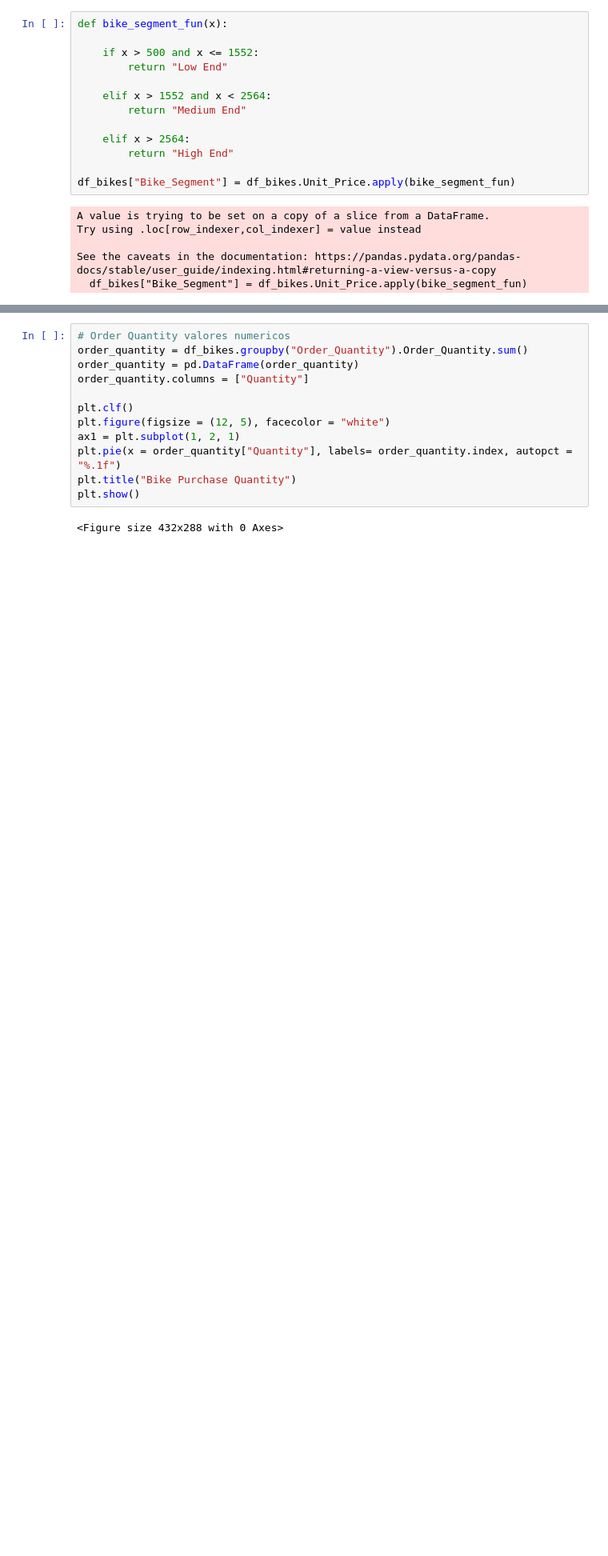
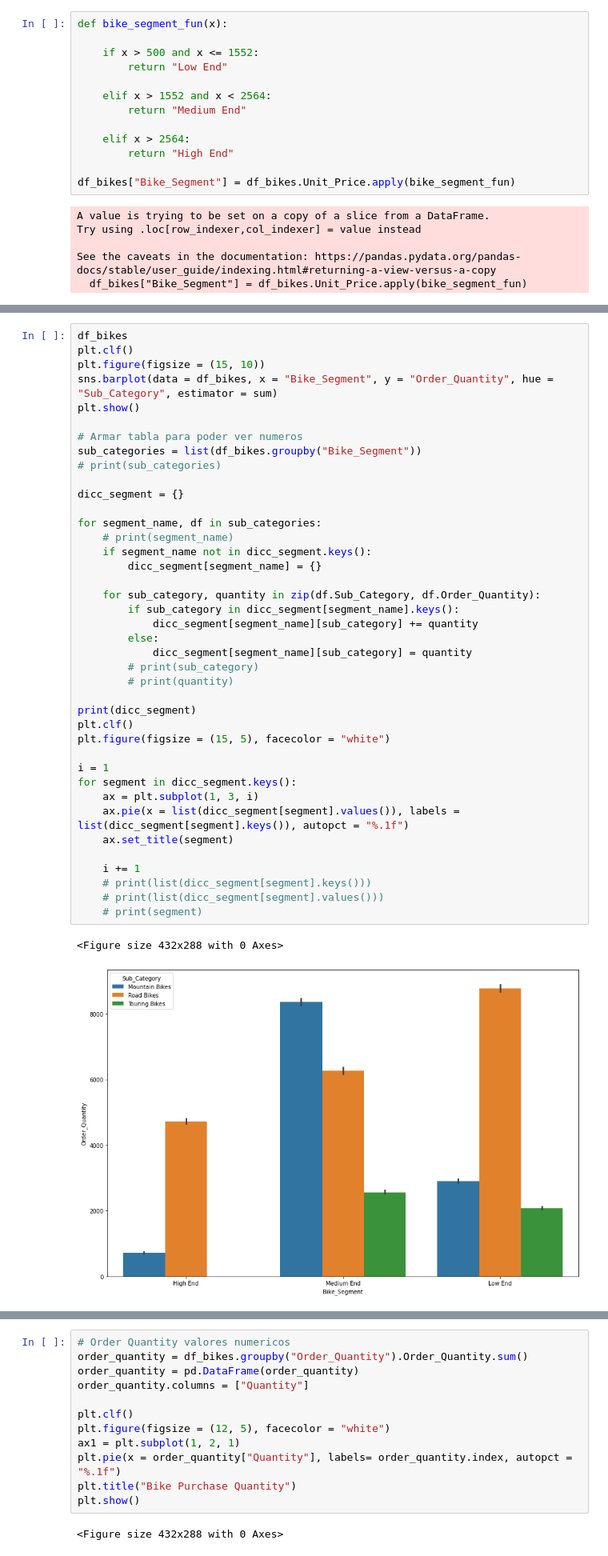
Before and after one commit to juanm05/UK-Bike-Store, a Jupyter notebook: main.ipynb, the cells around one changed output, grey strips where cells are left out. Shown at 80% size. Saved outputs shown, nothing was run; the diff lists cells and outputs as text; blank space fills up the shorter version.

```diff
--- a/main.ipynb
+++ b/main.ipynb
@@ -720,0 +737,43 @@ plt.show()
+# %%
+df_bikes
+plt.clf()
+plt.figure(figsize = (15, 10))
+sns.barplot(data = df_bikes, x = "Bike_Segment", y = "Order_Quantity", hue = "Sub_Category", estimator = sum)
+plt.show()
+
+# Armar tabla para poder ver numeros
+sub_categories = list(df_bikes.groupby("Bike_Segment"))
+# print(sub_categories)
+
+dicc_segment = {}
+
+for segment_name, df in sub_categories:
+    # print(segment_name)
+    if segment_name not in dicc_segment.keys():
+        dicc_segment[segment_name] = {}
+
+    for sub_category, quantity in zip(df.Sub_Category, df.Order_Quantity):
+        if sub_category in dicc_segment[segment_name].keys():
+            dicc_segment[segment_name][sub_category] += quantity
+        else:
+            dicc_segment[segment_name][sub_category] = quantity
+        # print(sub_category)
+        # print(quantity)
+
+print(dicc_segment)
+plt.clf()
+plt.figure(figsize = (15, 5), facecolor = "white")
+
+i = 1
+for segment in dicc_segment.keys():
+    ax = plt.subplot(1, 3, i)
+    ax.pie(x = list(dicc_segment[segment].values()), labels = list(dicc_segment[segment].keys()), autopct = "%.1f")
+    ax.set_title(segment)
+
+    i += 1
+    # print(list(dicc_segment[segment].keys()))
+    # print(list(dicc_segment[segment].values()))
+    # print(segment)
+# %% [output]
+<Figure size 432x288 with 0 Axes>
+[figure, added]
```
Also changed, not shown: parts of 4 cells of this notebook, 1 other file.
